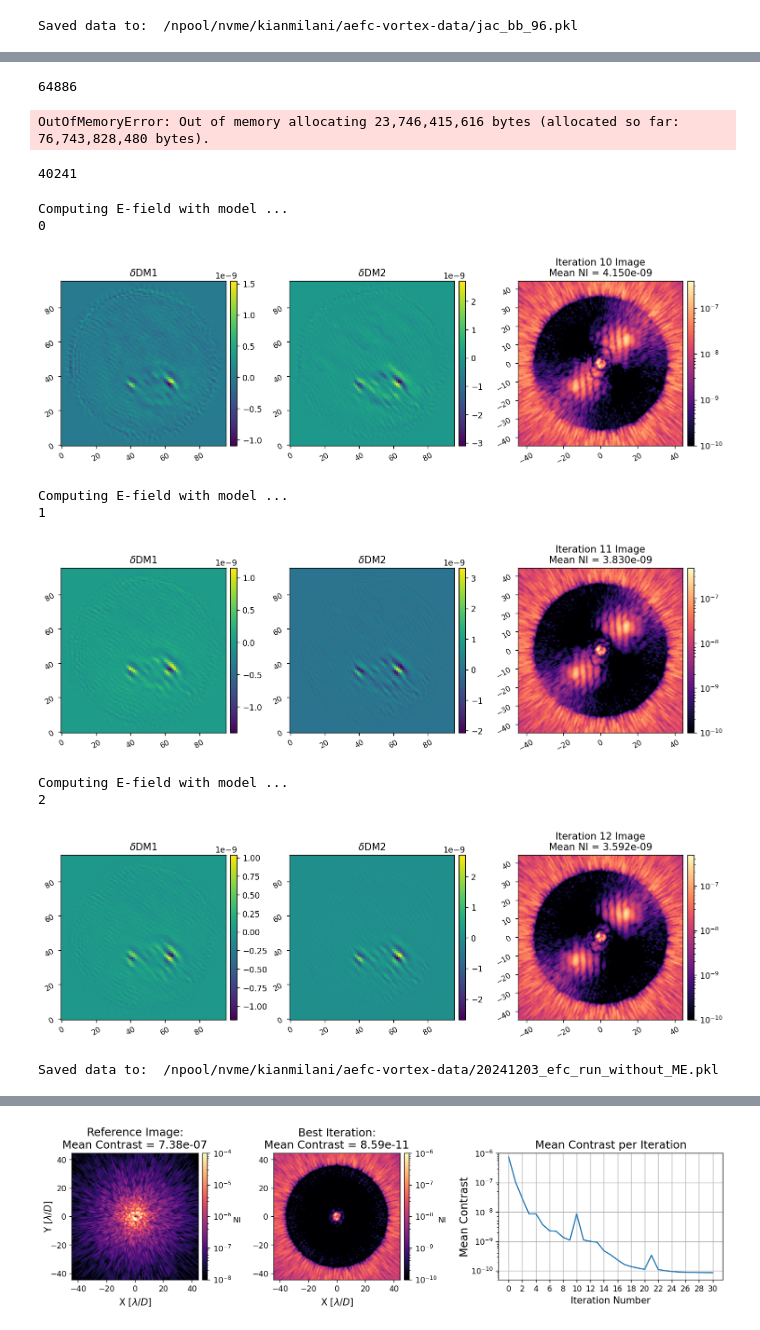
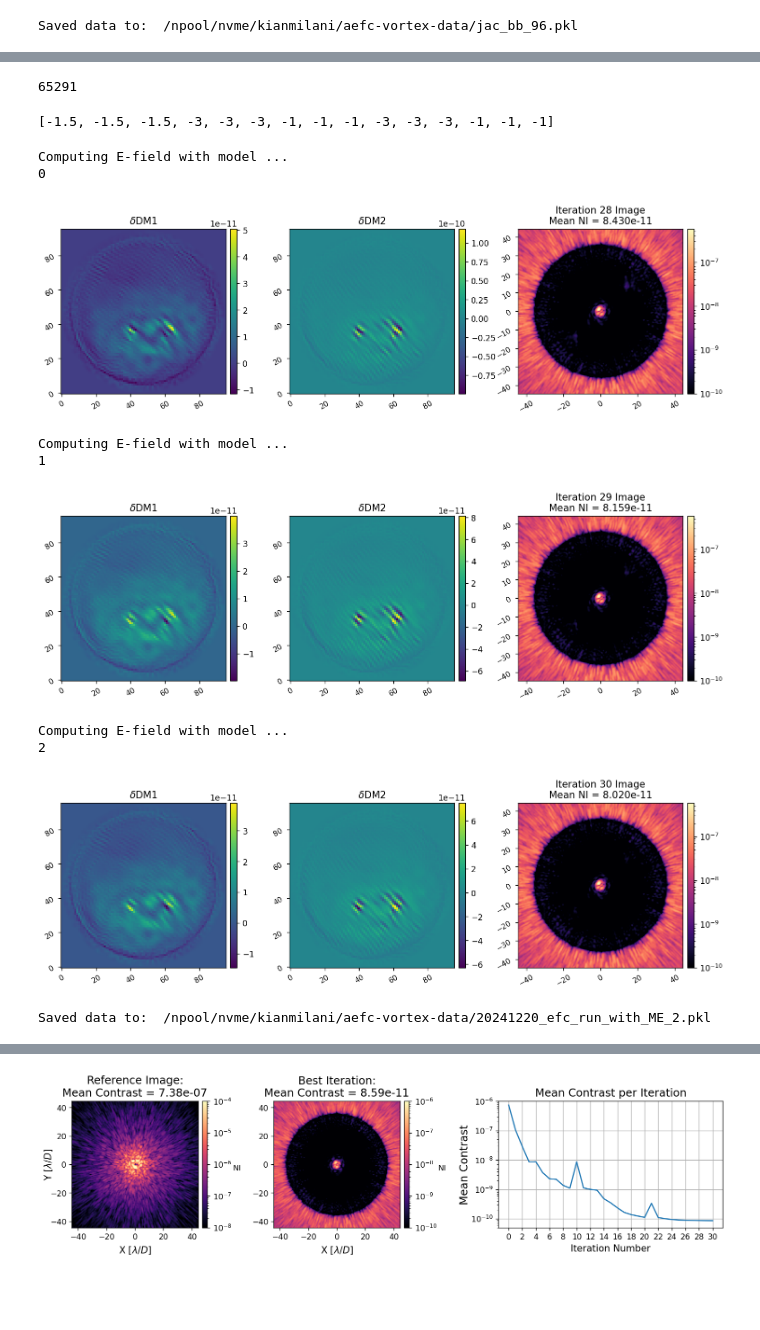
Before and after one commit to kian1377/aefc-vortex, a Jupyter notebook: fresnel-sims/efc_bb_96.ipynb, the cells around one changed output, grey strips where cells are left out. Cells and saved outputs as stored; diff of their text form; code cells hidden in the pictures; blank space fills up the shorter version.

Commit message:
retried EFC and saved beta values

```diff
--- a/fresnel-sims/efc_bb_96.ipynb
+++ b/fresnel-sims/efc_bb_96.ipynb
@@ -203,0 +192,3 @@ control_matrix = utils.beta_reg(jac, 1e-1)
+# %%
+beta = -1
+control_matrix = utils.beta_reg(jac, beta)
@@ -206,49 +201,42 @@ import gc
 del(control_matrix)
 gc.collect()
 # %% [output]
-64886
+65291
-# %%
-control_matrix_2 = utils.beta_reg(jac, -3)
-# control_matrix_2 = utils.beta_reg(jac, -4)
-# %% [output]
-OutOfMemoryError: Out of memory allocating 23,746,415,616 bytes (allocated so far: 76,743,828,480 bytes).
-# %%
-import gc
-del(control_matrix_2)
-gc.collect()
-# %% [output]
-40241
+# %%
+data = utils.load_pickle(f'/npool/nvme/kianmilani/aefc-vortex-data/{today}_efc_run_with_ME.pkl')
+I.set_dm1(data['dm1_commands'][-1])
+I.set_dm2(data['dm2_commands'][-1])
+# %%
+data['reg_conds']
+# %% [output]
+[-1.5, -1.5, -1.5, -3, -3, -3, -1, -1, -1, -3, -3, -3, -1, -1, -1]
 # %%
 reload(fraunhofer)
 reload(efc)
 
 data = efc.run_bb(
     I,
     control_matrix,
-    # control_matrix_2,
+    beta,
     control_mask,
     control_waves,
     data,
-    reg_cond=-1.5,
-    # reg_cond=-2
-    # reg_cond=-3,
-    # reg_cond=-3.5,
     Nitr=3,
     gain=1,
 )
 # %% [output]
 Computing E-field with model ...
 0
-[figure, old version]
+[figure, new version]
 Computing E-field with model ...
 1
-[figure, old version]
+[figure, new version]
 Computing E-field with model ...
 2
-[figure, old version]
+[figure, new version]
 # %%
 from datetime import datetime
 today = int(datetime.today().strftime('%Y%m%d'))
-utils.save_pickle(f'/npool/nvme/kianmilani/aefc-vortex-data/{today}_efc_run_with_ME.pkl', data)
+utils.save_pickle(f'/npool/nvme/kianmilani/aefc-vortex-data/{today}_efc_run_with_ME_2.pkl', data)
 # %% [output]
-Saved data to:  /npool/nvme/kianmilani/aefc-vortex-data/20241203_efc_run_without_ME.pkl
+Saved data to:  /npool/nvme/kianmilani/aefc-vortex-data/20241220_efc_run_with_ME_2.pkl
```
Also changed, not shown: parts of 8 cells of this notebook, 3 other files.
